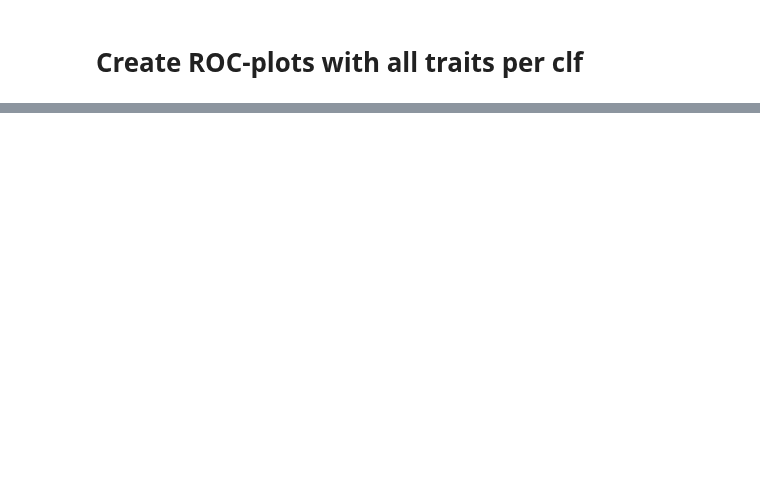
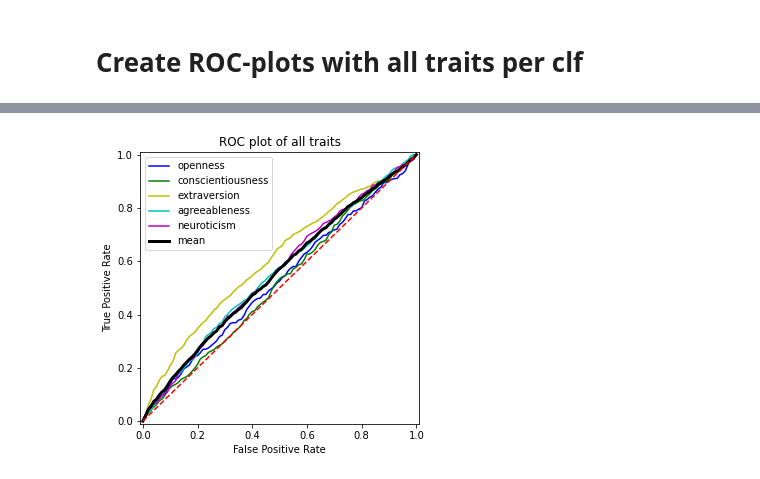
Before and after one commit to sophiasylvester/Big5-NLP, a Jupyter notebook: clf_plots.ipynb, the cells around one changed output, grey strips where cells are left out. Cells and saved outputs as stored; diff of their text form; code cells hidden in the pictures; blank space fills up the shorter version.

```diff
--- a/clf_plots.ipynb
+++ b/clf_plots.ipynb
@@ -59,0 +62,6 @@ plt.show()
+# %%
+name = 'b5_allfeatures_df_mlp_binary_anova_PCAFalse_30'
+o,c,e,a,n,x= importdata(name)
+rocplot(name, o,c,e,a,n,x)
+# %% [output]
+[figure, added]
```
Also changed, not shown: parts of 35 cells of this notebook.
